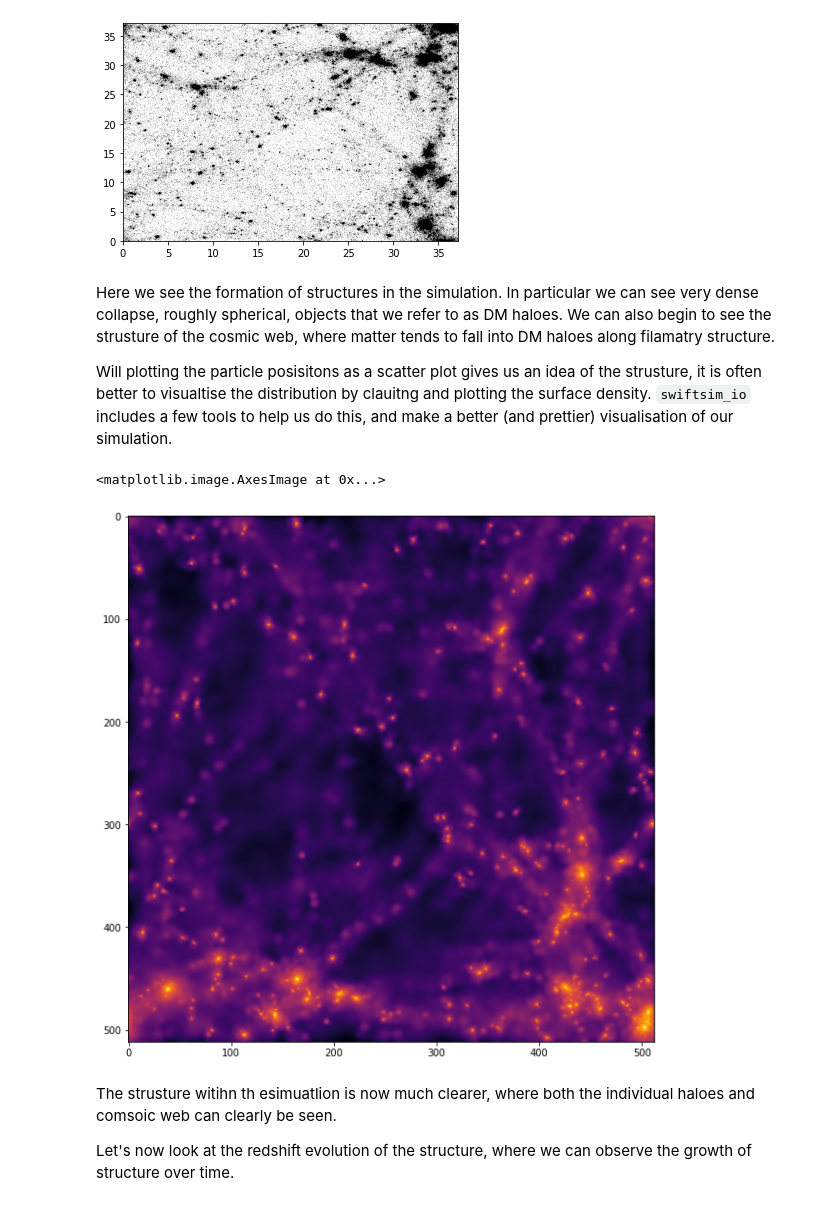
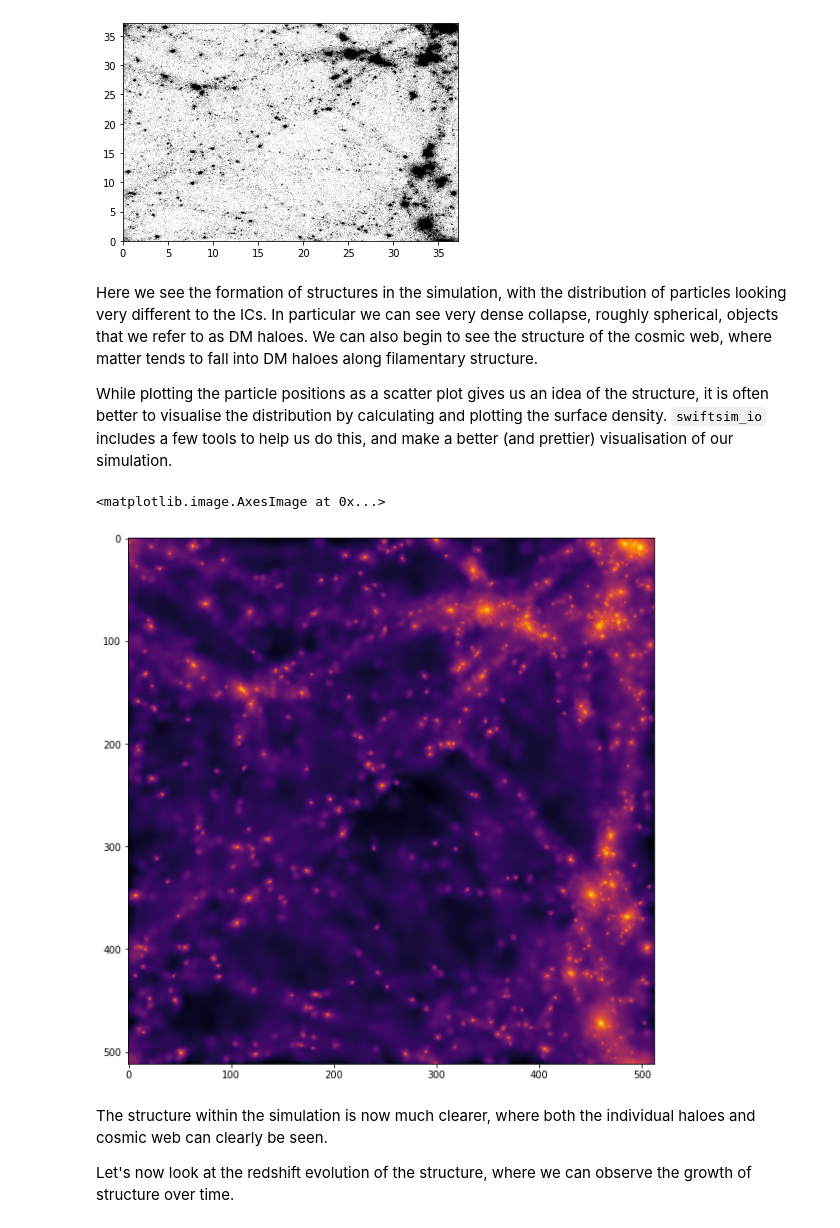
Before and after one commit to Shaun-T-Brown/Summer_school, a Jupyter notebook: Session_2/Worksheet_2.ipynb, the cells around one changed output. Cells and saved outputs as stored; diff of their text form; code cells hidden in the pictures.

```diff
--- a/Session_2/Worksheet_2.ipynb
+++ b/Session_2/Worksheet_2.ipynb
@@ -237,33 +261,31 @@ plt.ylim(0,data.metadata.boxsize[0])
 (0.0, 37.13551493898175)
 [figure]
 # %% [markdown]
-Here we see the formation of structures in the simulation. In particular we can see very dense collapse, roughly spherical, objects that we refer to as DM haloes. We can also begin to see the strusture of the cosmic web, where matter tends to fall into DM haloes along filamatry structure.
+Here we see the formation of structures in the simulation, with the distribution of particles looking very different to the ICs. In particular we can see very dense collapse, roughly spherical, objects that we refer to as DM haloes. We can also begin to see the structure of the cosmic web, where matter tends to fall into DM haloes along filamentary structure.
 
-Will plotting the particle posisitons as a scatter plot gives us an idea of the strusture, it is often better to visualtise the distribution by clauitng and plotting the surface density. `swiftsim_io` includes a few tools to help us do this, and make a better (and prettier) visualisation of our simulation.
+While plotting the particle positions as a scatter plot gives us an idea of the structure, it is often better to visualise the distribution by calculating and plotting the surface density. `swiftsim_io` includes a few tools to help us do this, and make a better (and prettier) visualisation of our simulation.
 # %%
 from swiftsimio.visualisation.projection import project_pixel_grid
 from swiftsimio.visualisation.smoothing_length_generation import generate_smoothing_lengths
 
 data.dark_matter.smoothing_length = generate_smoothing_lengths(
     data.dark_matter.coordinates,
     data.metadata.boxsize,
     kernel_gamma=1.8,
     neighbours=57,
-    speedup_fac=1,
-    dimension=3,
 )
 
-dm_mass = project_pixel_grid(data=data.dark_matter,boxsize=data.metadata.boxsize,resolution=512,project="masses",parallel=True,region=None)
+dm_mass = project_pixel_grid(data=data.dark_matter,boxsize=data.metadata.boxsize,resolution=512,project="masses")
 vmin=np.min(np.log(dm_mass))
 vmax=np.max(np.log(dm_mass))
 
 fig=plt.figure(figsize=(10,10))
-plt.imshow(np.log(dm_mass),cmap='inferno')
+plt.imshow(np.log(np.flip(dm_mass.transpose(),axis=0)),cmap='inferno') #flip and transpose used to make pixel coordinates same as particle positions
 # %% [output]
 <matplotlib.image.AxesImage at 0x...>
-[figure, old version]
+[figure, new version]
 # %% [markdown]
-The strusture witihn th esimuatlion is now much clearer, where both the individual haloes and comsoic web can clearly be seen.
+The structure within the simulation is now much clearer, where both the individual haloes and cosmic web can clearly be seen.
 
 Let's now look at the redshift evolution of the structure, where we can observe the growth of structure over time.
 # %%
```
Also changed, not shown: parts of 27 cells of this notebook, 11 other files.
